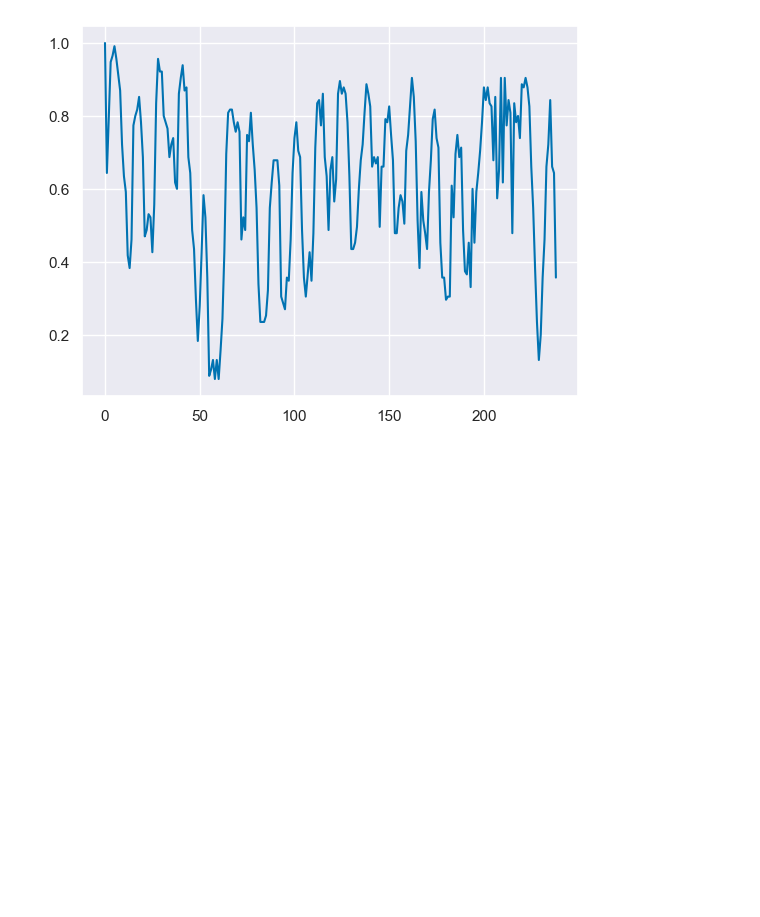
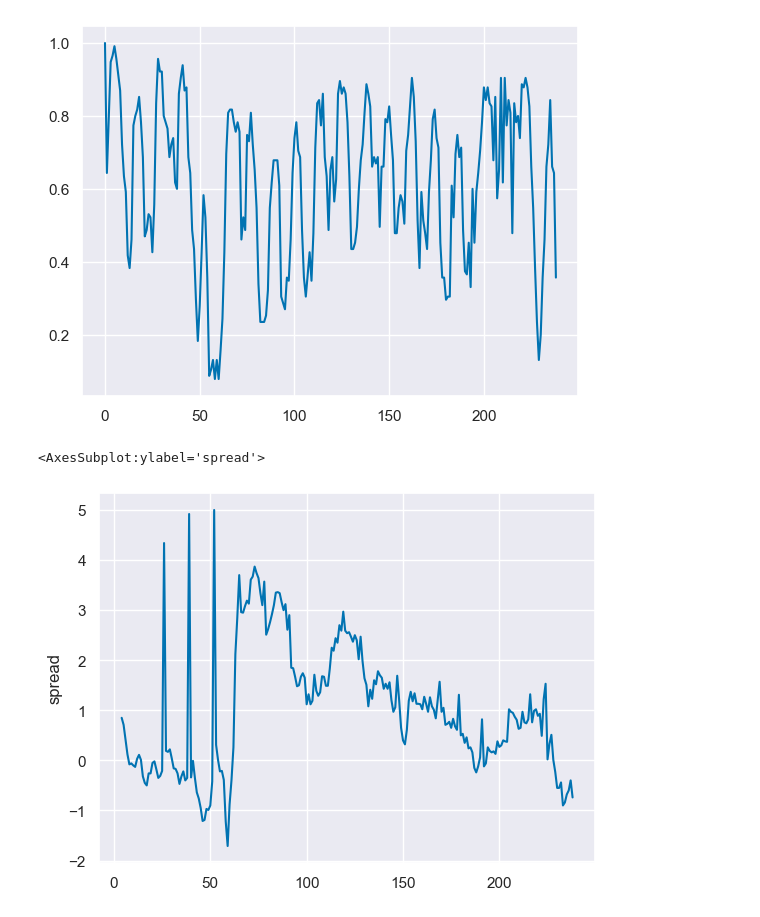
Before and after one commit to aycannon/diss, a Jupyter notebook: Pillar 5/diff_index.ipynb, the cells around one changed output. Saved outputs shown, nothing was run; the diff lists cells and outputs as text; code cells hidden in the pictures; blank space fills up the shorter version.

Commit message:
spreads - identified issue

```diff
--- a/Pillar 5/diff_index.ipynb
+++ b/Pillar 5/diff_index.ipynb
@@ -28,3 +28,14 @@ diff_index.plot.line(x = df['period'])
 # %% [output]
 <AxesSubplot:>
 [figure]
+# %%
+df_indicators = pd.read_excel('diss_data/more indicators.xlsx', sheet_name='Sheet2', usecols='A:K')
+# %%
+
+
+df_indicators.head()
+
+sns.lineplot(df_indicators['spread']) # spread is 10y - 7m
+# %% [output]
+<AxesSubplot:ylabel='spread'>
+[figure, added]
```
Also changed, not shown: parts of 4 cells of this notebook.
